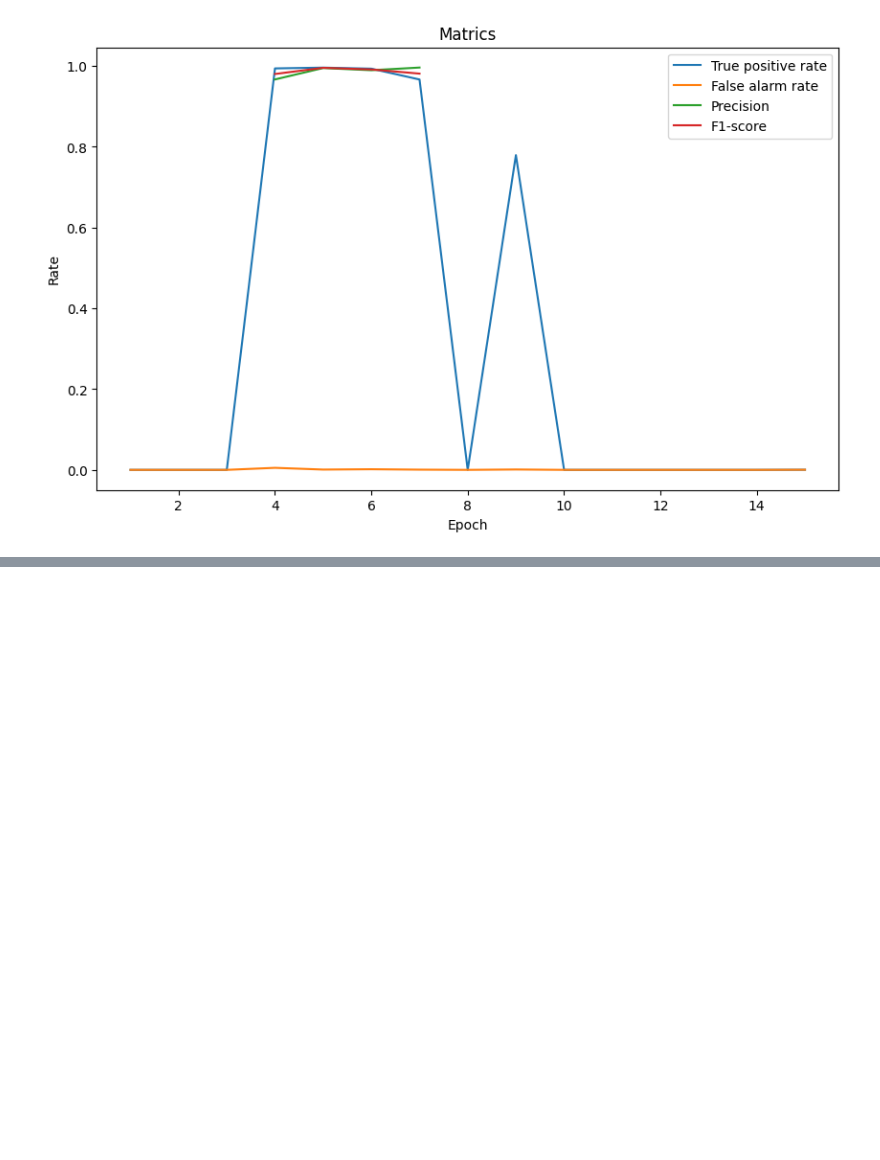
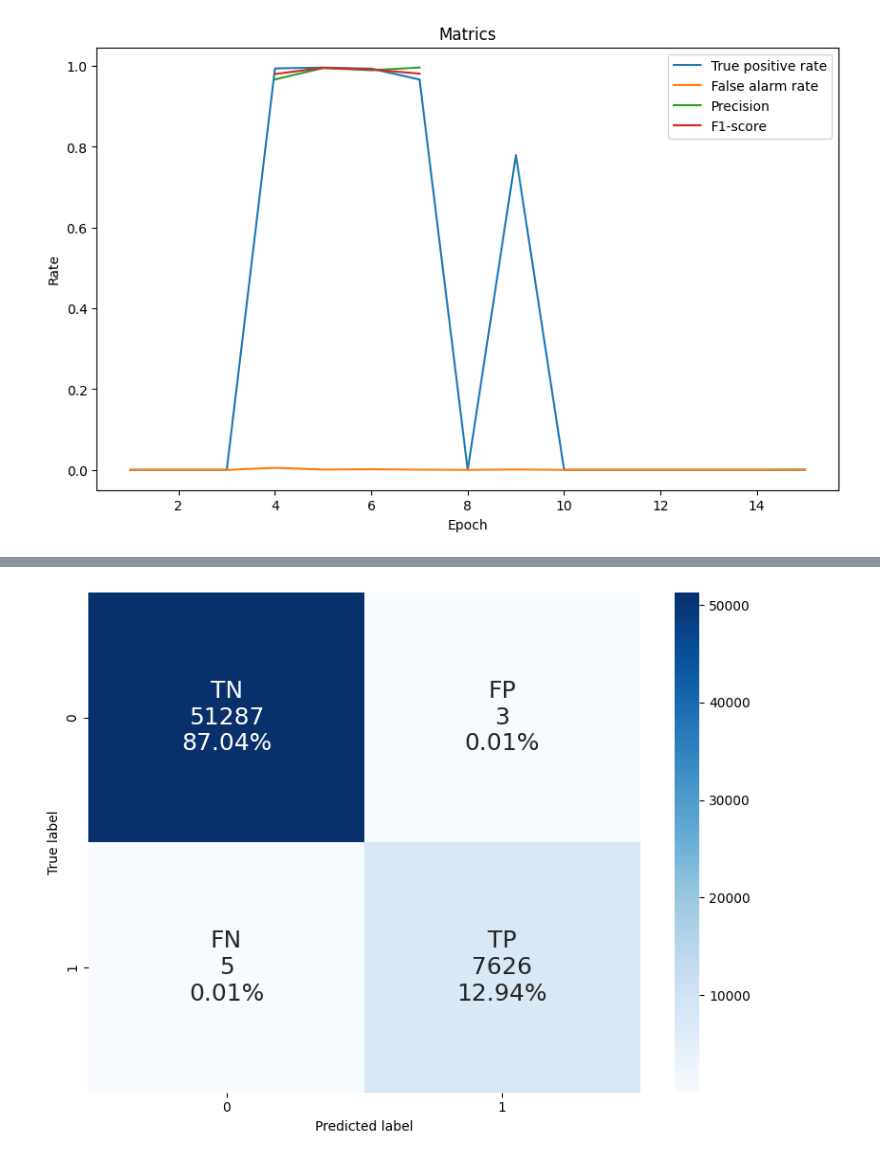
Before and after one commit to TianmingW/openai_embedding_content_anomaly_detection, a Jupyter notebook: plot_result_iot23.ipynb, the cells around one changed output, grey strips where cells are left out. Saved outputs shown, nothing was run; the diff lists cells and outputs as text; code cells hidden in the pictures; blank space fills up the shorter version.

```diff
--- a/plot_result_iot23.ipynb
+++ b/plot_result_iot23.ipynb
@@ -222,0 +237,21 @@ draw_metrics(df_0705_1)
+# %%
+def draw_cm(cm_list):
+    plt.figure(figsize=(8, 6))
+    cm_list = np.array(cm_list)
+    group_names = ['TN','FP','FN','TP']
+    group_counts = ['{0:0.0f}'.format(value) for value in
+                    cm_list.flatten()]
+    group_percentages = ['{0:.2%}'.format(value) for value in
+                        cm_list.flatten()/np.sum(cm_list)]
+    labels = [f"{v1}\n{v2}\n{v3}" for v1, v2, v3 in
+            zip(group_names,group_counts,group_percentages)]
+    labels = np.asarray(labels).reshape(2,2)
+    # sns.set_theme(rc={"figure.dpi": 96})
+    sns.heatmap(cm_list, annot=labels, fmt='', cmap='Blues', annot_kws={"size": 18})
+
+    # plt.title('Confusion matrix')
+    plt.xlabel('Predicted label')
+    plt.ylabel('True label')
+    plt.tight_layout()
+    plt.savefig("./cm_23_heatmap.svg", format='svg')
+    plt.show()
@@ -222,0 +441,7 @@ draw_metrics(df_0705_1)
+# %%
+def make_cm_list(df):
+    cm = df.iloc[-1]
+    cm_list = [[int(cm['val_TN']), int(cm['val_FP'])],[int(cm['val_FN']), int(cm['val_TP'])]]
+    return cm_list
+# %%
+df_0705_2_cm = make_cm_list(df_0705_2)
@@ -222,0 +452,4 @@ draw_metrics(df_0705_1)
+# %%
+draw_cm(df_0705_2_cm)
+# %% [output]
+[figure, added]
```
Also changed, not shown: parts of 20 cells of this notebook, 2 other files.
